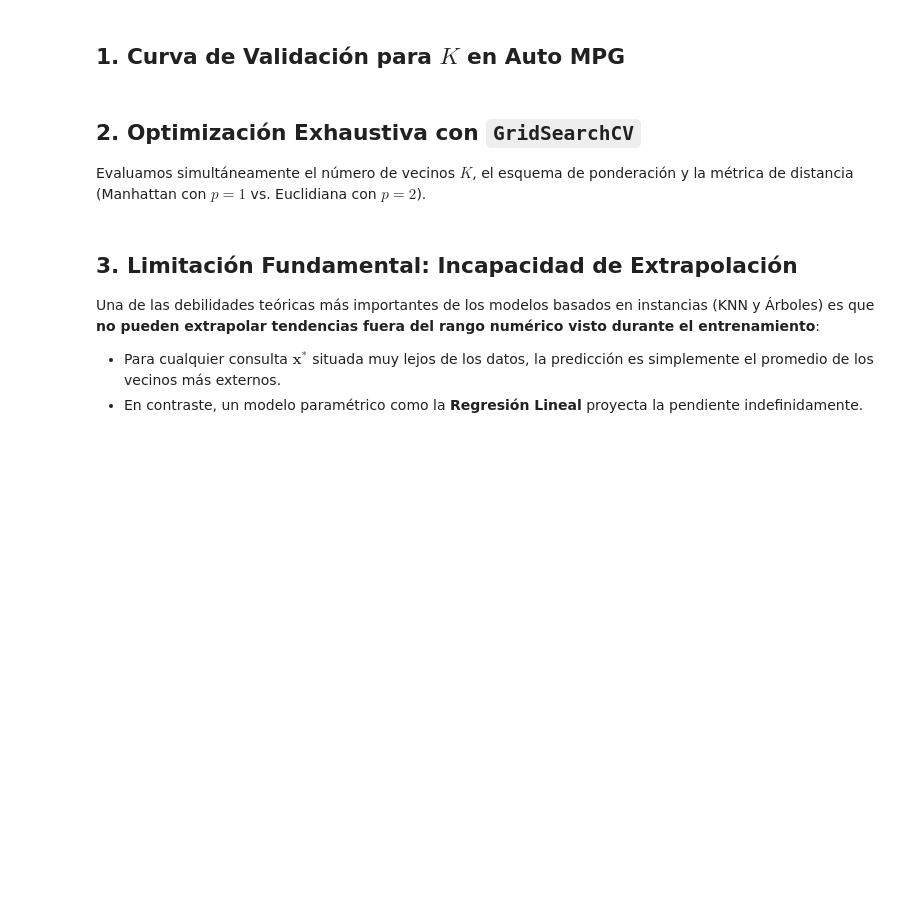
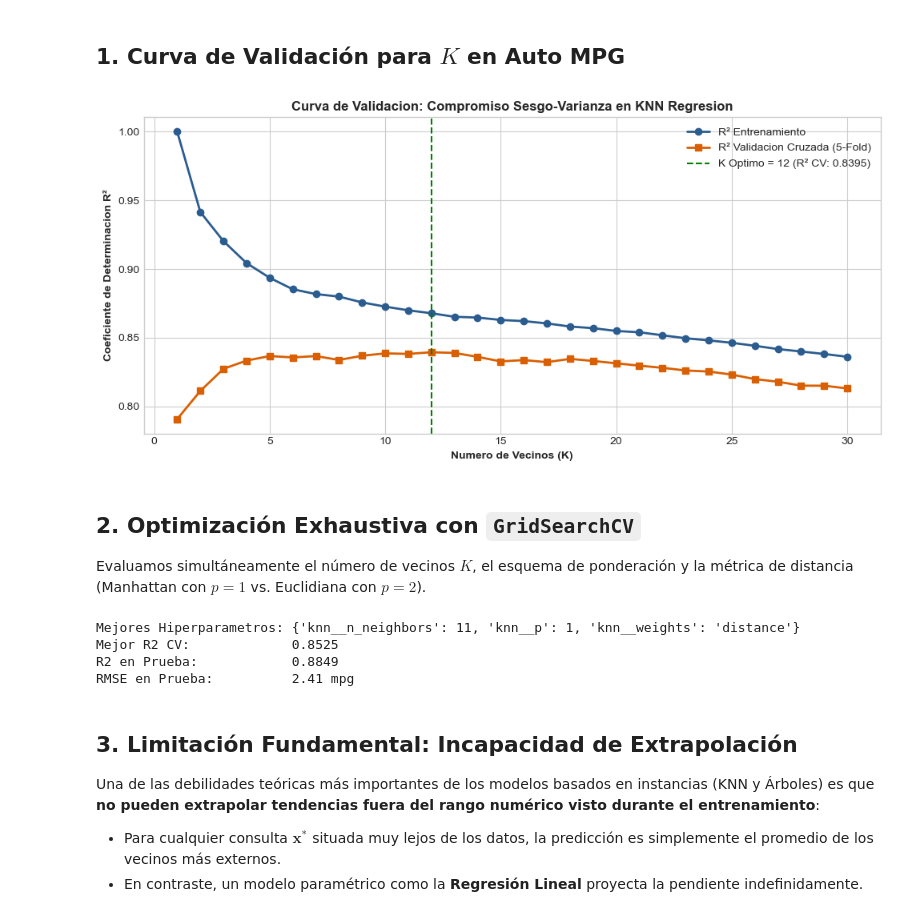
Before and after one commit to RJDom10/Curso-Machine-Learning, a Jupyter notebook: notebooks/ML regresión/05_KNN_Regresion/02_Hiperparametros_Curva_Validacion_y_Dimensionalidad.ipynb, the cells around one changed output. Saved outputs shown, nothing was run; the diff lists cells and outputs as text; code cells hidden in the pictures; blank space fills up the shorter version.

```diff
--- a/notebooks/ML regresión/05_KNN_Regresion/02_Hiperparametros_Curva_Validacion_y_Dimensionalidad.ipynb
+++ b/notebooks/ML regresión/05_KNN_Regresion/02_Hiperparametros_Curva_Validacion_y_Dimensionalidad.ipynb
@@ -33,7 +33,7 @@ np.random.seed(42)
 # %% [markdown]
 ## 1. Curva de Validación para $K$ en Auto MPG
 # %%
-df = pd.read_csv("../../data/auto_mpg.csv")
+df = pd.read_csv("auto_mpg.csv")
 features = ['cylinders', 'displacement', 'horsepower', 'weight', 'acceleration', 'model_year']
 X = df[features]
 y = df['mpg']
@@ -43,33 +43,35 @@ X_train, X_test, y_train, y_test = train_test_split(X, y, test_size=0.25, random
 pipeline_knn = Pipeline([
     ('scaler', StandardScaler()),
     ('knn', KNeighborsRegressor())
 ])
 
 k_range = np.arange(1, 31)
 train_scores, val_scores = validation_curve(
     pipeline_knn, X_train, y_train,
     param_name='knn__n_neighbors',
     param_range=k_range,
     cv=5,
     scoring='r2',
     n_jobs=-1
 )
 
 train_m = np.mean(train_scores, axis=1)
 val_m = np.mean(val_scores, axis=1)
 
 plt.figure(figsize=(10, 4.8))
 plt.plot(k_range, train_m, 'o-', color='#2b5c8f', lw=2, label='R² Entrenamiento')
 plt.plot(k_range, val_m, 's-', color='#d95f02', lw=2, label='R² Validacion Cruzada (5-Fold)')
 
 best_k = k_range[np.argmax(val_m)]
 plt.axvline(best_k, color='green', linestyle='--', label=f'K Optimo = {best_k} (R² CV: {max(val_m):.4f})')
 plt.xlabel('Numero de Vecinos (K)', fontweight='bold')
 plt.ylabel('Coeficiente de Determinacion R²', fontweight='bold')
 plt.title('Curva de Validacion: Compromiso Sesgo-Varianza en KNN Regresion', fontweight='bold')
 plt.legend()
 plt.tight_layout()
 plt.show()
+# %% [output]
+[figure, added]
 # %% [markdown]
 ## 2. Optimización Exhaustiva con `GridSearchCV`
 
@@ -91,6 +93,11 @@ best_model = grid_knn.best_estimator_
 y_pred = best_model.predict(X_test)
 print(f"R2 en Prueba:            {r2_score(y_test, y_pred):.4f}")
 print(f"RMSE en Prueba:          {np.sqrt(mean_squared_error(y_test, y_pred)):.2f} mpg")
+# %% [output]
+Mejores Hiperparametros: {'knn__n_neighbors': 11, 'knn__p': 1, 'knn__weights': 'distance'}
+Mejor R2 CV:             0.8525
+R2 en Prueba:            0.8849
+RMSE en Prueba:          2.41 mpg
 # %% [markdown]
 ## 3. Limitación Fundamental: Incapacidad de Extrapolación
 
```
Also changed, not shown: parts of 1 cell of this notebook, 18 other files.
